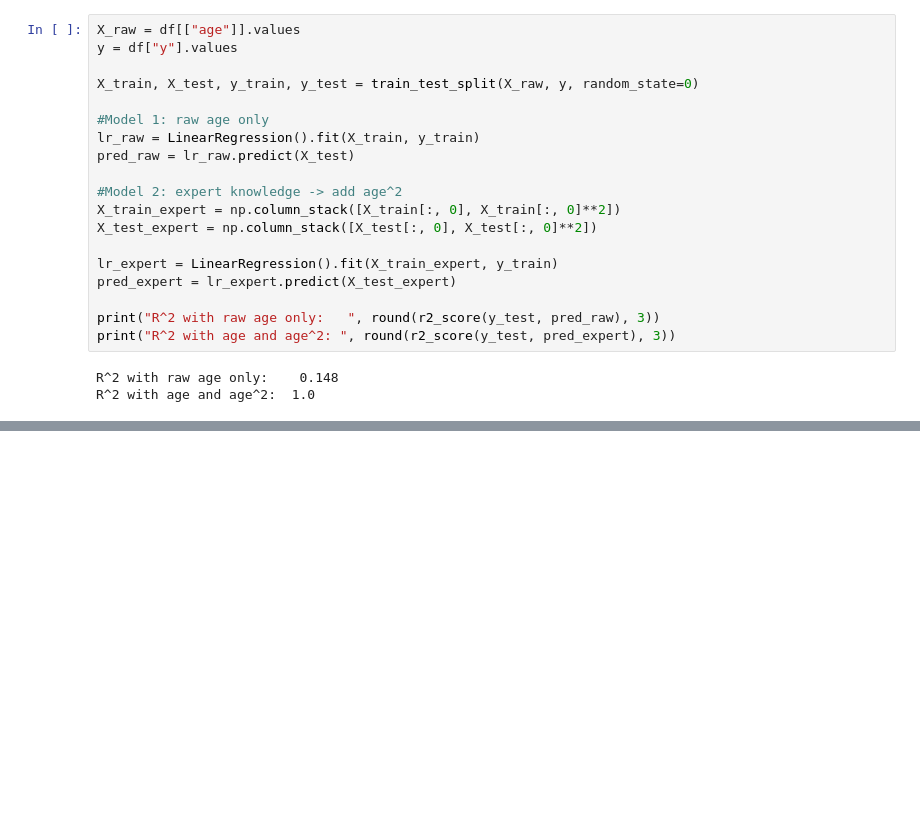
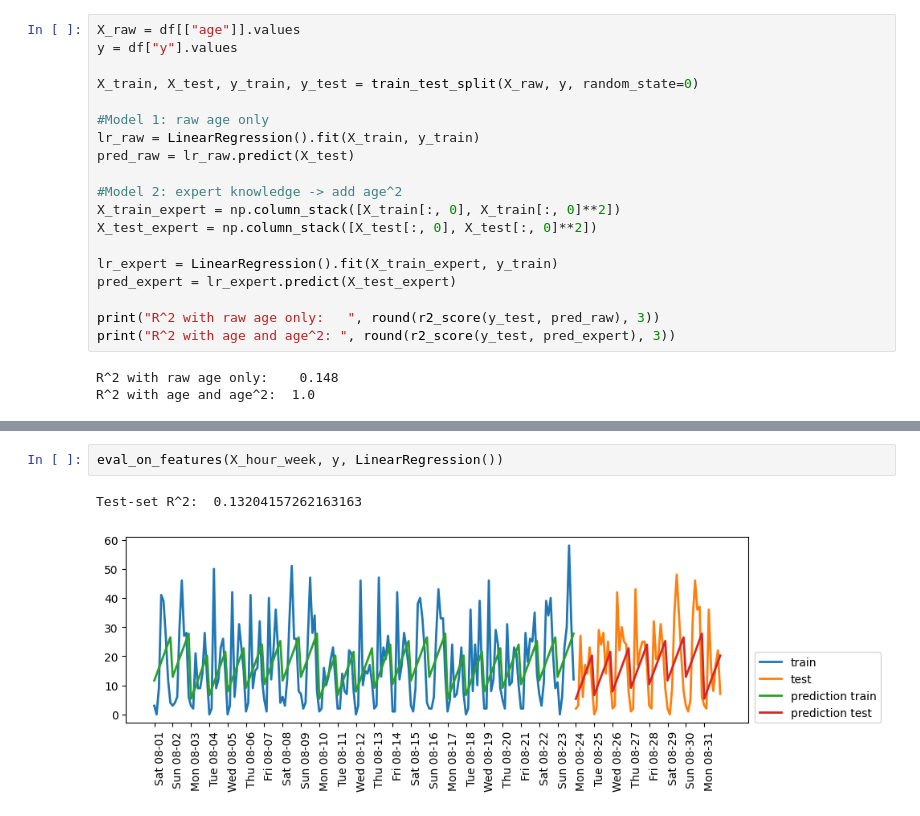
Before and after one commit to jinjiayun57/ml_modeling-foundations, a Jupyter notebook: 18_Transformations_feature_selection.ipynb, the cells around one changed output, grey strips where cells are left out. Saved outputs shown, nothing was run; the diff lists cells and outputs as text; blank space fills up the shorter version.

```diff
--- a/18_Transformations_feature_selection.ipynb
+++ b/18_Transformations_feature_selection.ipynb
@@ -443,0 +516,5 @@ R^2 with age and age^2:  1.0
+# %%
+eval_on_features(X_hour_week, y, LinearRegression())
+# %% [output]
+Test-set R^2:  0.13204157262163163
+[figure, added]
```
Also changed, not shown: parts of 10 cells of this notebook.
